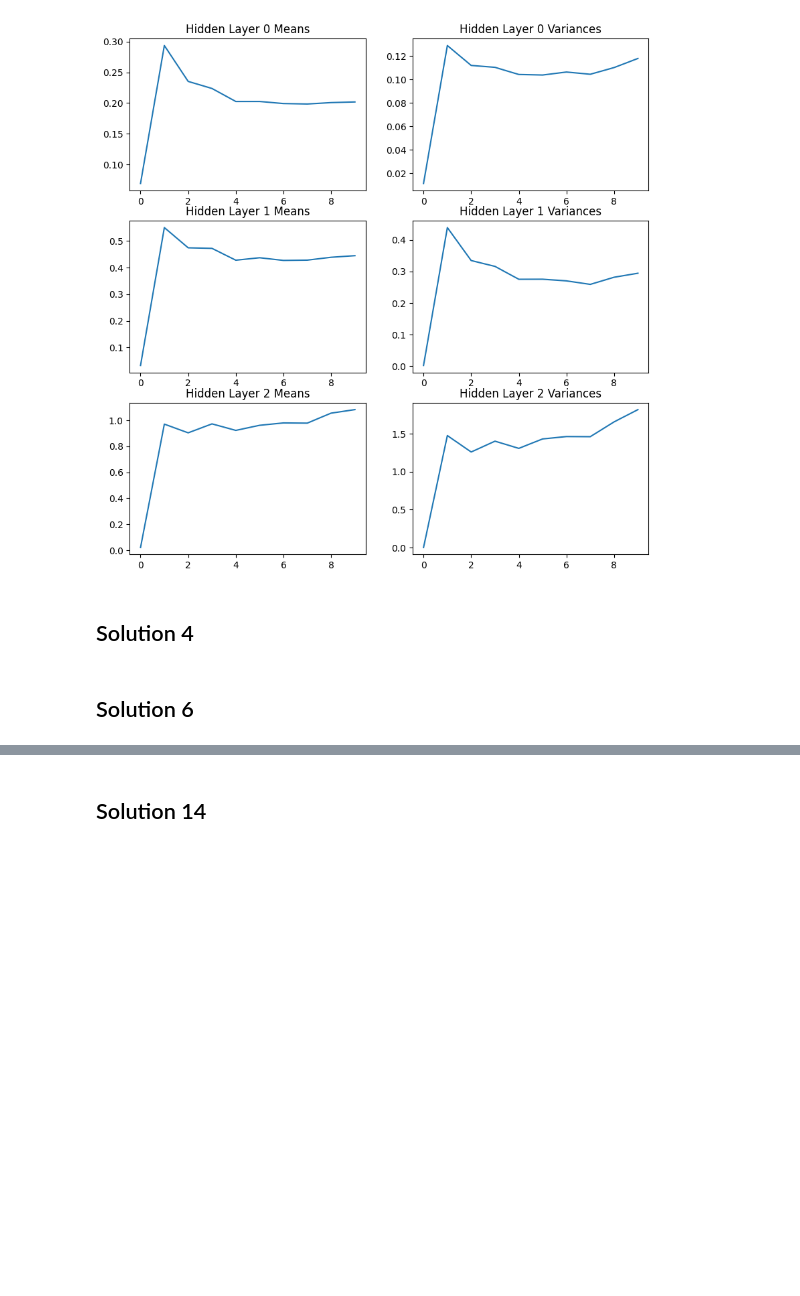
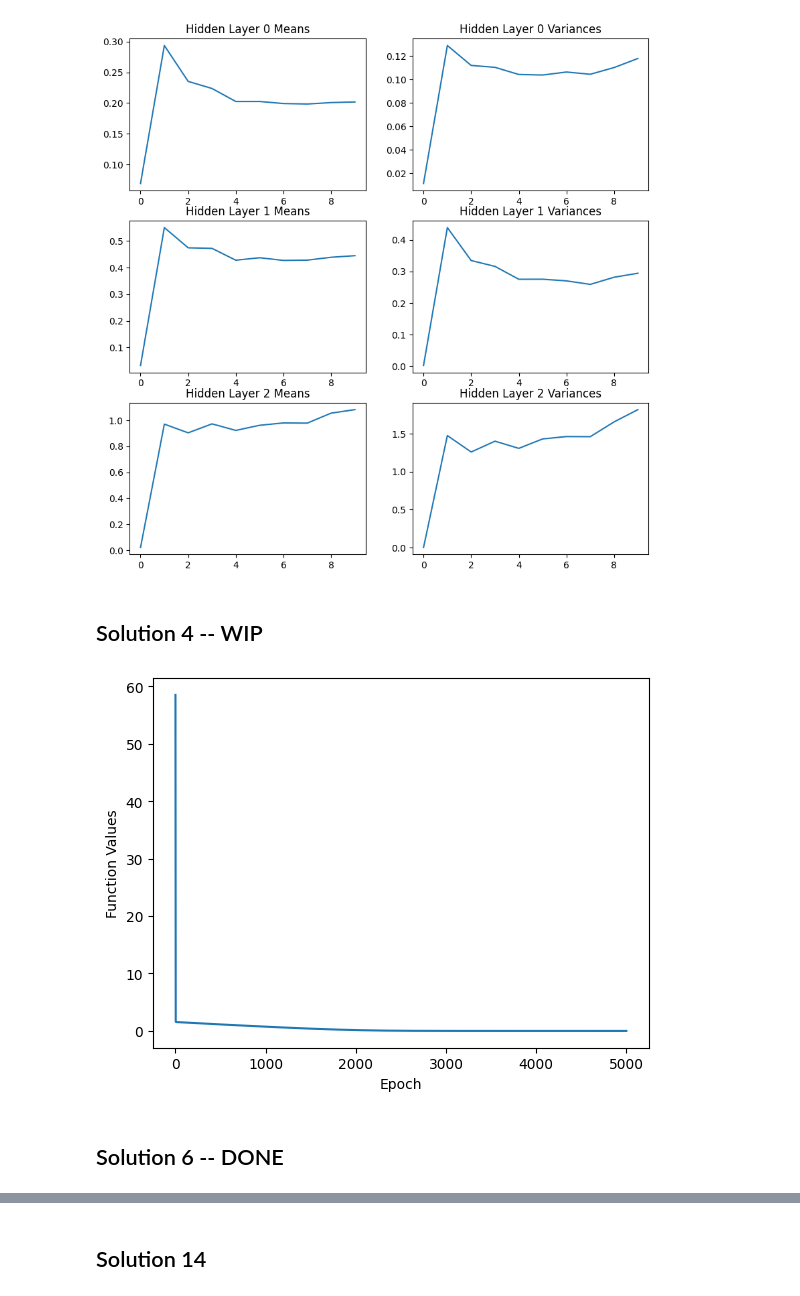
Before and after one commit to sohang3112/iit-madras-web-mtech-ai, a Jupyter notebook: trimester2/DA6401W_DeepLearning/assignments/solution_Assignment3.ipynb, the cells around one changed output, grey strips where cells are left out. Saved outputs shown, nothing was run; the diff lists cells and outputs as text; code cells hidden in the pictures; blank space fills up the shorter version.

```diff
--- a/trimester2/DA6401W_DeepLearning/assignments/solution_Assignment3.ipynb
+++ b/trimester2/DA6401W_DeepLearning/assignments/solution_Assignment3.ipynb
@@ -146,9 +148,28 @@ for i in range(3):
 # %% [output]
 [figure]
 # %% [markdown]
-## Solution 4
+## Solution 4 -- WIP
 # %%
-# TODO
+f = lambda x: x[0]**2 + 100 * (x[1] - x[0]**2)**2    # rosenbrock function
+fgrad = lambda x: np.array([2*x[0] + 400 * x[0]**3 - 400*x[0]*x[1], 200*x[1] - 200 * x[0]**2])    # (df/dx, df/dy)
+epochs = 5000
+lr = 1e-3    # initial lr
+x = np.array([-1.5, 1.5])     # starting point
+
+def gradient_descent(x: np.ndarray, lr: float) -> None:
+
+    func_values = []
+    for _ in range(epochs):
+        func_values.append(f(x))
+        x -= lr * fgrad(x)
+    plt.plot(func_values)
+    plt.xlabel('Epoch')
+    plt.ylabel('Function Values')
+    plt.show()
+
+gradient_descent(x, lr)
+# %% [output]
+[figure, added]
 # %% [markdown]
-## Solution 6
+## Solution 6 -- DONE
 # %%
```
Also changed, not shown: parts of 17 cells of this notebook, 6 other files.
